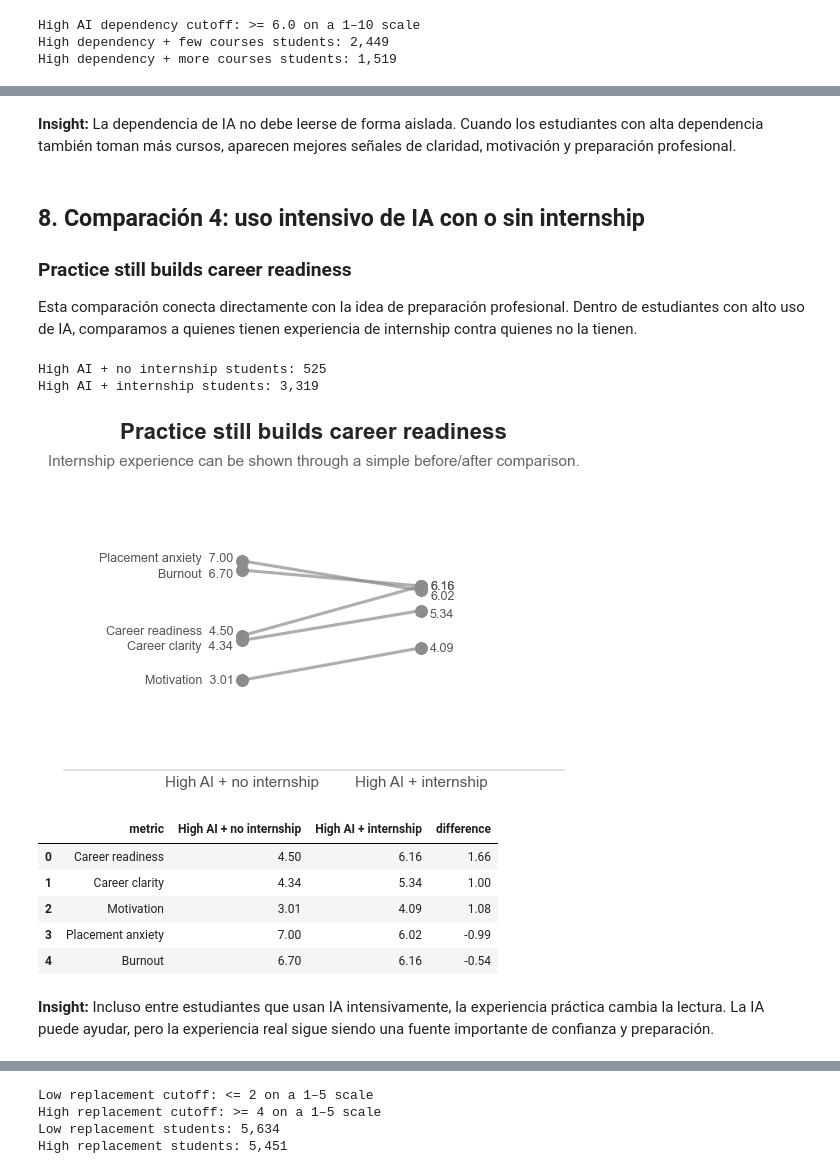
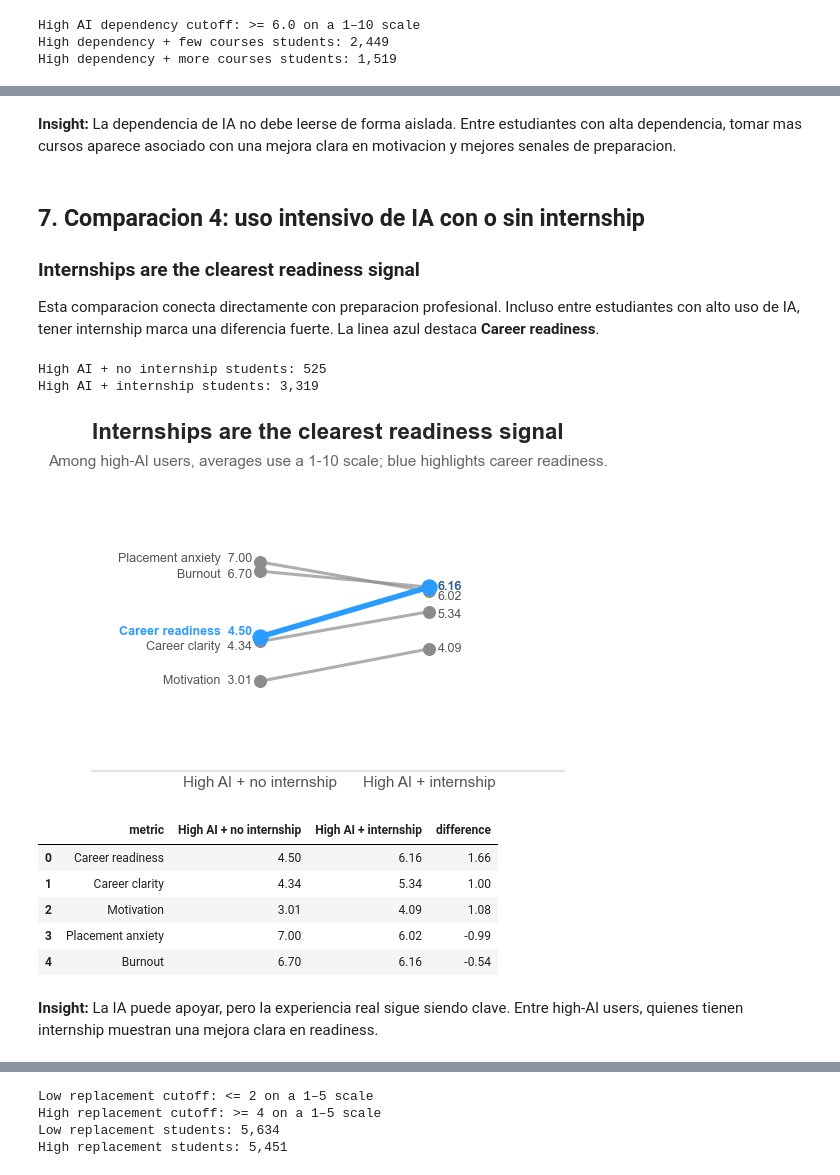
Before and after one commit to David7537/DataVizProject, a Jupyter notebook: EL BUENO.ipynb, the cells around one changed output, grey strips where cells are left out. Drawn from its saved outputs; the diff is of its cells as text; code cells hidden in the pictures.

```diff
--- a/EL BUENO.ipynb
+++ b/EL BUENO.ipynb
@@ -29,6 +28,9 @@ plt.rcParams["figure.figsize"] = (10, 6)
 plt.rcParams["axes.spines.top"] = False
 plt.rcParams["axes.spines.right"] = False
 plt.rcParams["font.size"] = 11
+
+# Color oficial de enfasis del documento.
+OFFICIAL_BLUE = "#2b9cff"
 
 # Use only the real dataset stored in this project folder.
 PROJECT_DIR = Path(r"C:\Users\unbue\DataVizProject")
@@ -848,14 +948,12 @@ comp_courses.round(2)
 | 3 | Placement anxiety | 6.44 | 5.98 | -0.45 |
 | 4 | Burnout | 6.52 | 6.20 | -0.32 |
 # %% [markdown]
-
-**Insight:** La dependencia de IA no debe leerse de forma aislada. Cuando los estudiantes con alta dependencia también toman más cursos, aparecen mejores señales de claridad, motivación y preparación profesional.
+**Insight:** La dependencia de IA no debe leerse de forma aislada. Entre estudiantes con alta dependencia, tomar mas cursos aparece asociado con una mejora clara en motivacion y mejores senales de preparacion.
 # %% [markdown]
+## 7. Comparacion 4: uso intensivo de IA con o sin internship
+### Internships are the clearest readiness signal
 
-## 8. Comparación 4: uso intensivo de IA con o sin internship
-### Practice still builds career readiness
-
-Esta comparación conecta directamente con la idea de preparación profesional. Dentro de estudiantes con alto uso de IA, comparamos a quienes tienen experiencia de internship contra quienes no la tienen.
+Esta comparacion conecta directamente con preparacion profesional. Incluso entre estudiantes con alto uso de IA, tener internship marca una diferencia fuerte. La linea azul destaca **Career readiness**.
 # %%
 
 high_ai_no_internship = high_ai[high_ai["internship_experience"] == 0]
@@ -880,11 +978,11 @@ right_label = "High AI + internship"
 metrics_to_plot = core_metrics
 
 # --- TEXTOS Y SALIDA: cambia titulo, subtitulo y archivo PNG generado.
-chart_title = "Practice still builds career readiness"
-chart_subtitle = "Internship experience can be shown through a simple before/after comparison."
+chart_title = "Internships are the clearest readiness signal"
+chart_subtitle = "Among high-AI users, averages use a 1-10 scale; blue highlights career readiness."
 output_filename = "06_slope_high_ai_internship.png"
 
-# --- COLORES GENERALES: gris base para lineas; usa line_color_overrides para enfasis.
+# --- COLORES GENERALES: gris base para lineas; usa line_color_overrides con OFFICIAL_BLUE para enfasis.
 left_color = "#8c8c8c"
 right_color = "#8c8c8c"
 down_color = "#8c8c8c"
@@ -892,8 +990,7 @@ subtitle_color = "#666666"
 
 # --- COLOR POR LINEA: descomenta o agrega metricas para cambiar colores.
 line_color_overrides = {
-    # "Career readiness": "#9467bd",
-    # "Motivation": "#2ca02c",
+    "Career readiness": OFFICIAL_BLUE,
 }
 
 # --- OFFSETS DE ETIQUETAS: mueve SOLO textos si se enciman. Positivo sube, negativo baja.
@@ -921,34 +1018,34 @@ comp_internship = create_comparison_df(
     left_group,
     right_group,
     left_label,
     right_label,
     metrics_to_plot,
     metric_labels
 )
 
 slope_graph(
     comp_internship,
     left_label,
     right_label,
     chart_title,
     output_filename,
     subtitle=chart_subtitle,
     left_color=left_color,
     right_color=right_color,
     down_color=down_color,
     line_color_overrides=line_color_overrides,
     subtitle_color=subtitle_color,
     label_y_offsets=label_y_offsets,
     y_axis_label=y_axis_label,
     figsize=fig_size,
     y_limits=y_limits,
     x_limits=x_limits,
     right_value_y_offsets=right_value_y_offsets
 )
 
 comp_internship.round(2)
 # %% [output]
-[figure, old version]
+[figure, new version]
 |  | metric | High AI + no internship | High AI + internship | difference |
 | 0 | Career readiness | 4.50 | 6.16 | 1.66 |
 | 1 | Career clarity | 4.34 | 5.34 | 1.00 |
@@ -956,6 +1053,5 @@ comp_internship.round(2)
 | 3 | Placement anxiety | 7.00 | 6.02 | -0.99 |
 | 4 | Burnout | 6.70 | 6.16 | -0.54 |
 # %% [markdown]
-
-**Insight:** Incluso entre estudiantes que usan IA intensivamente, la experiencia práctica cambia la lectura. La IA puede ayudar, pero la experiencia real sigue siendo una fuente importante de confianza y preparación.
+**Insight:** La IA puede apoyar, pero la experiencia real sigue siendo clave. Entre high-AI users, quienes tienen internship muestran una mejora clara en readiness.
 # %% [markdown]
```
Also changed, not shown: parts of 19 cells of this notebook.
